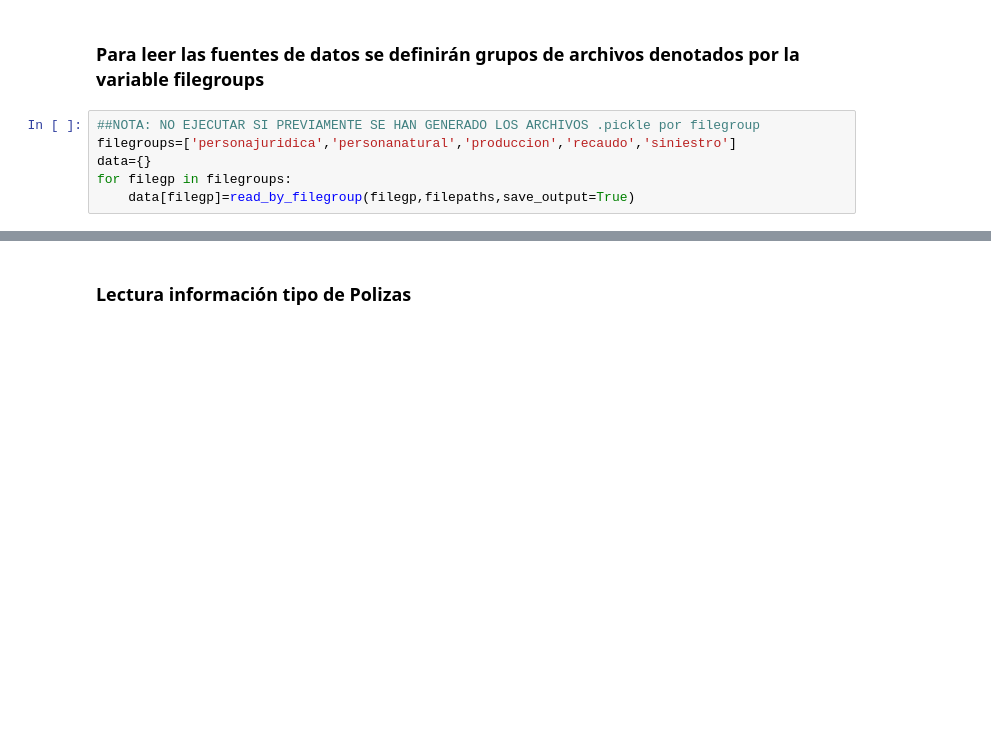
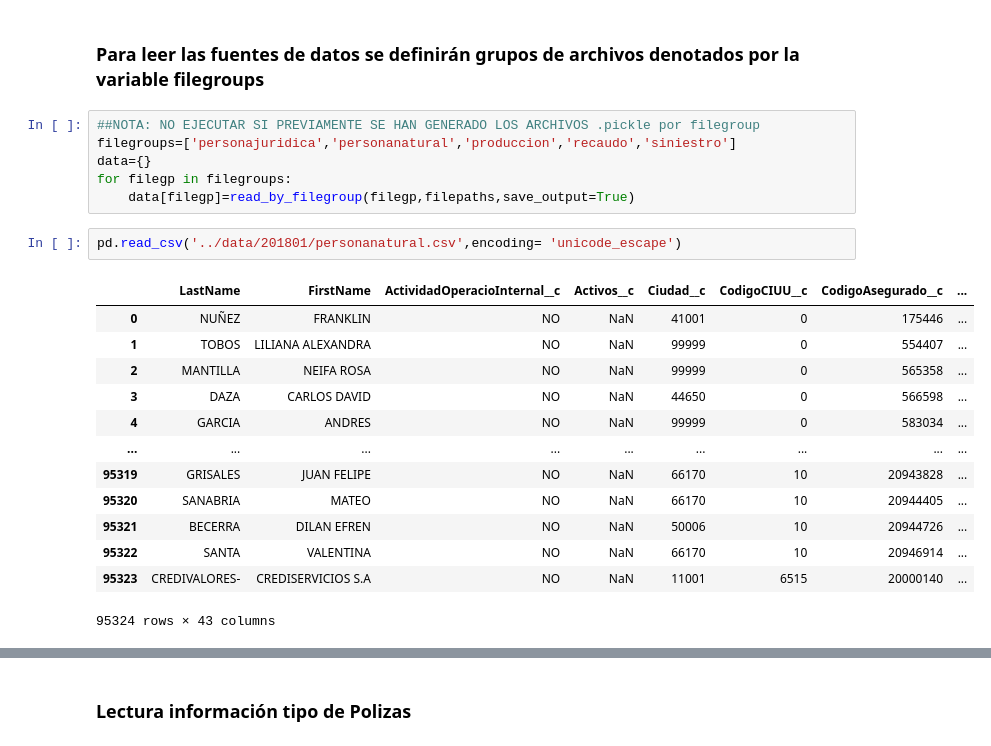
Before and after one commit to statscol/churn-pv-mvp, a Jupyter notebook: 01-Lectura-informacion-limpieza.ipynb, the cells around one changed output, grey strips where cells are left out. Drawn from its saved outputs; the diff is of its cells as text; blank space fills up the shorter version.

```diff
--- a/01-Lectura-informacion-limpieza.ipynb
+++ b/01-Lectura-informacion-limpieza.ipynb
@@ -41,5 +43,21 @@ filegroups=['personajuridica','personanatural','produccion','recaudo','siniestro
 data={}
 for filegp in filegroups:
     data[filegp]=read_by_filegroup(filegp,filepaths,save_output=True)
+# %%
+pd.read_csv('../data/201801/personanatural.csv',encoding= 'unicode_escape')
+# %% [output]
+|  | LastName | FirstName | ActividadOperacioInternal__c | Activos__c | Ciudad__c | CodigoCIUU__c | CodigoAsegurado__c | ... |
+| 0 | NUÑEZ | FRANKLIN | NO | NaN | 41001 | 0 | 175446 | ... |
+| 1 | TOBOS | LILIANA ALEXANDRA | NO | NaN | 99999 | 0 | 554407 | ... |
+| 2 | MANTILLA | NEIFA ROSA | NO | NaN | 99999 | 0 | 565358 | ... |
+| 3 | DAZA | CARLOS DAVID | NO | NaN | 44650 | 0 | 566598 | ... |
+| 4 | GARCIA | ANDRES | NO | NaN | 99999 | 0 | 583034 | ... |
+| ... | ... | ... | ... | ... | ... | ... | ... | ... |
+| 95319 | GRISALES | JUAN FELIPE | NO | NaN | 66170 | 10 | 20943828 | ... |
+| 95320 | SANABRIA | MATEO | NO | NaN | 66170 | 10 | 20944405 | ... |
+| 95321 | BECERRA | DILAN EFREN | NO | NaN | 50006 | 10 | 20944726 | ... |
+| 95322 | SANTA | VALENTINA | NO | NaN | 66170 | 10 | 20946914 | ... |
+| 95323 | CREDIVALORES- | CREDISERVICIOS S.A | NO | NaN | 11001 | 6515 | 20000140 | ... |
+95324 rows × 43 columns
 # %%
 ##leer archivos pickle (Checkpoint), ejecutar solo si se ejecutó la celda anterior en algún momento
```
Also changed, not shown: parts of 32 cells of this notebook, 14 other files.
